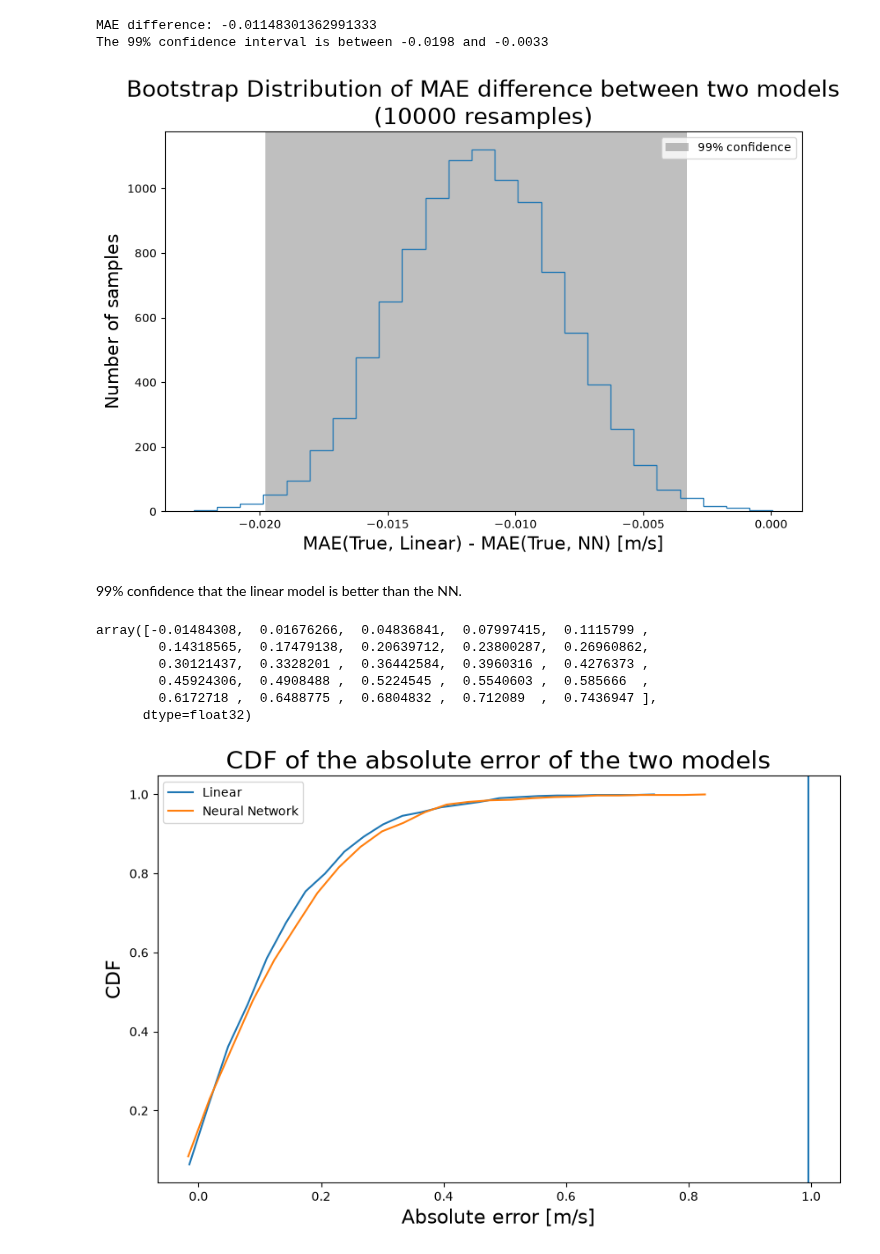
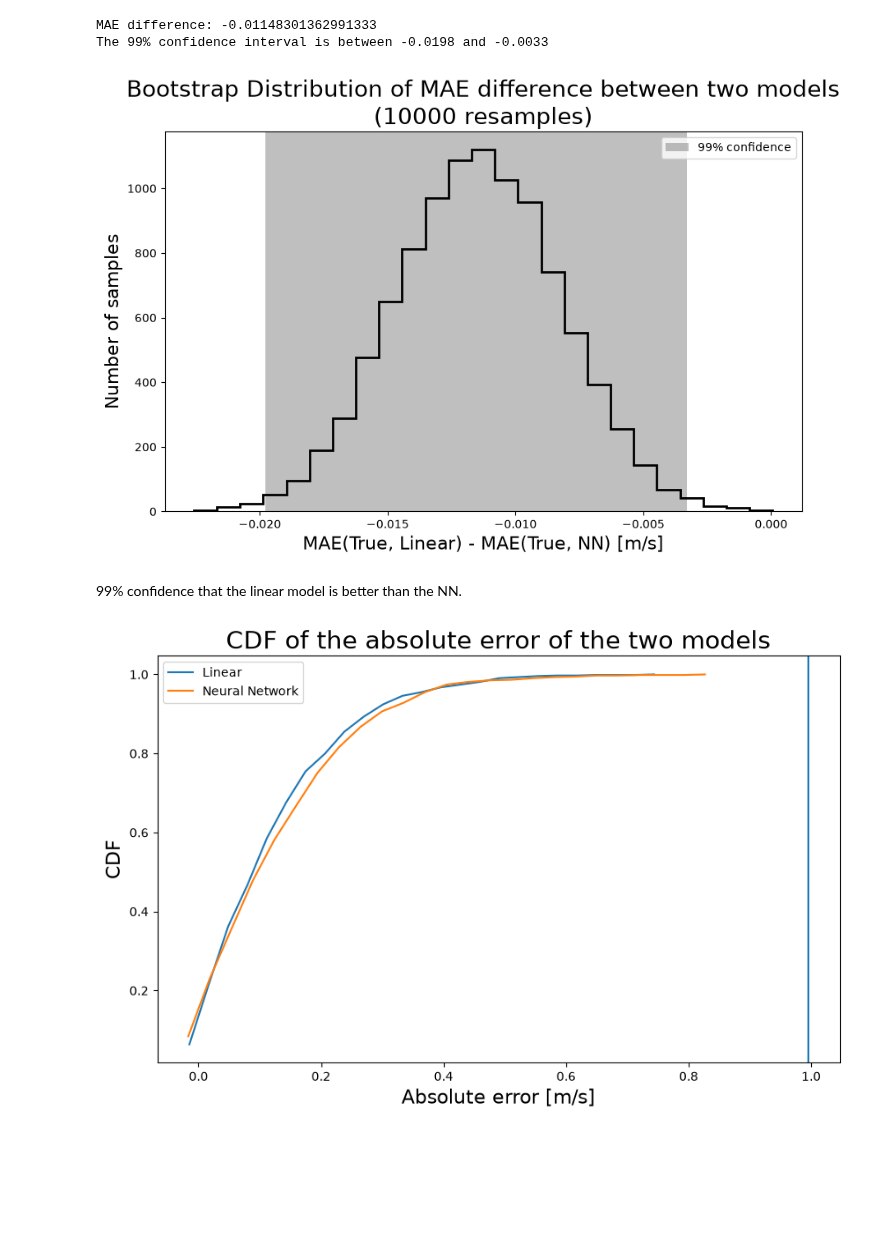
Before and after one commit to Etienne99/LAM_Internship, a Jupyter notebook: scripts_2/neuraln_4.ipynb, the cells around one changed output. Cells and saved outputs as stored; diff of their text form; code cells hidden in the pictures; blank space fills up the shorter version.

```diff
--- a/scripts_2/neuraln_4.ipynb
+++ b/scripts_2/neuraln_4.ipynb
@@ -977,16 +1159,16 @@ MAE difference: -0.01148301362991333
 The 99% confidence interval is between -0.0198 and -0.0033
 # %%
 fig, ax = plt.subplots(figsize=(10, 6))
-n, bins, patches = ax.hist(bs_diff.bootstrap_distribution, bins=25, histtype='step')
+n, bins, patches = ax.hist(bs_diff.bootstrap_distribution, bins=25, histtype='step', color='k', linewidth=2)
 ax.axvspan(bs_low, bs_high, facecolor='gray', alpha=0.5, label='99% confidence')
 ax.set_title('Bootstrap Distribution of MAE difference between two models\n(10000 resamples)', size=20)
 ax.set_xlabel('MAE(True, Linear) - MAE(True, NN) [m/s]', size=16)
 ax.set_ylabel('Number of samples', size=16)
 ax.legend()
 
 plt.show()
 # %% [output]
-[figure, old version]
+[figure, new version]
 # %% [markdown]
 99% confidence that the linear model is better than the NN.
 # %%
@@ -1001,15 +1183,6 @@ c_linear = r_linear.cumcount / r_linear.cumcount[-1]
 
 x_nn = r_nn.lowerlimit + np.linspace(0, r_nn.binsize * r_nn.cumcount.size, r_nn.cumcount.size)
 c_nn = r_nn.cumcount / r_nn.cumcount[-1]
-# %%
-x_linear
-# %% [output]
-array([-0.01484308,  0.01676266,  0.04836841,  0.07997415,  0.1115799 ,
-        0.14318565,  0.17479138,  0.20639712,  0.23800287,  0.26960862,
-        0.30121437,  0.3328201 ,  0.36442584,  0.3960316 ,  0.4276373 ,
-        0.45924306,  0.4908488 ,  0.5224545 ,  0.5540603 ,  0.585666  ,
-        0.6172718 ,  0.6488775 ,  0.6804832 ,  0.712089  ,  0.7436947 ],
-      dtype=float32)
 # %%
 fig, ax = plt.subplots(figsize=(10, 6))
 ax.set_title('CDF of the absolute error of the two models', size=20)
```
Also changed, not shown: parts of 10 cells of this notebook.
